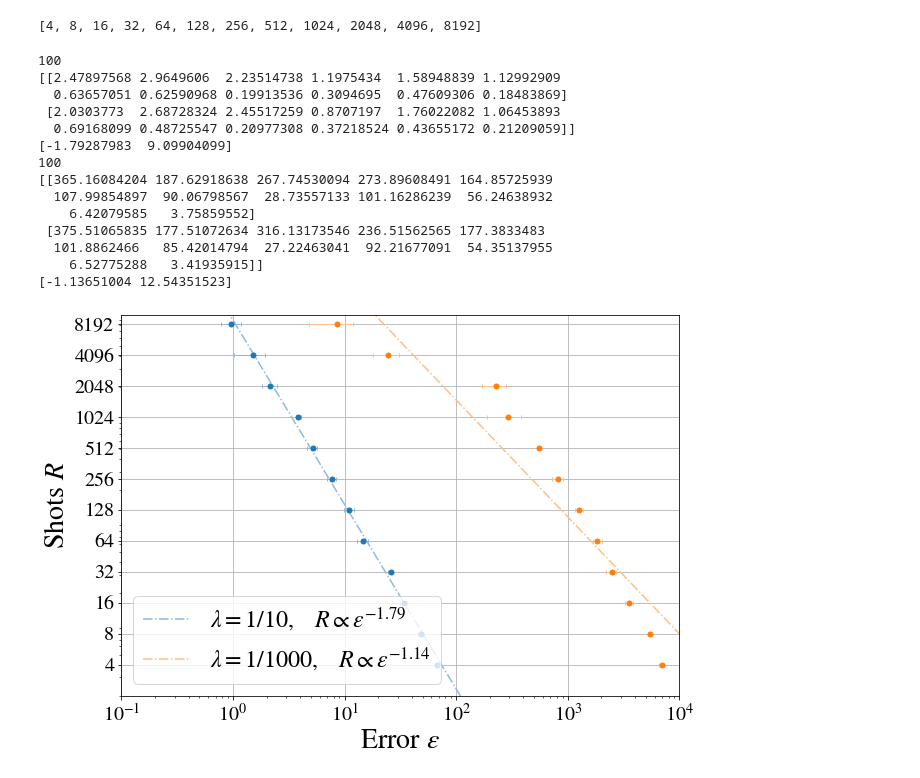
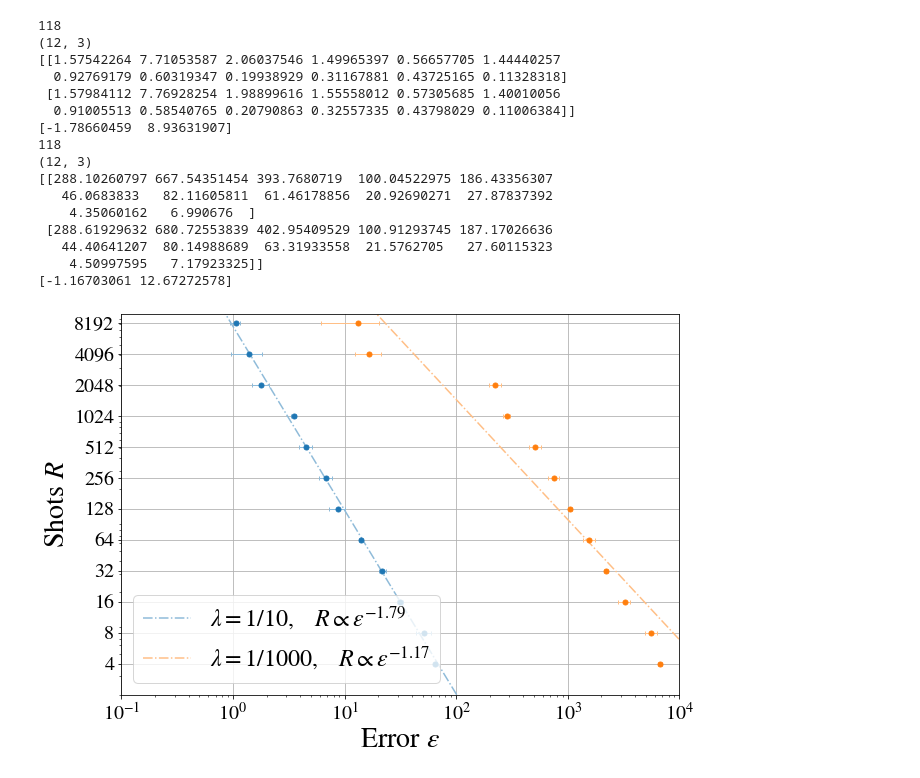
Before and after one commit to gentinettagian/complexity_of_qsvms, a Jupyter notebook: dual_qsvm/plot_tests.ipynb, the cells around one changed output. Cells and saved outputs as stored; diff of their text form; code cells hidden in the pictures.

```diff
--- a/dual_qsvm/plot_tests.ipynb
+++ b/dual_qsvm/plot_tests.ipynb
@@ -34,51 +34,50 @@ shots = [4,8,16,32,64,128,256,512,1024,2048,4096, 8192]
 shots.sort()
-# %%
-shots
-# %% [output]
-[4, 8, 16, 32, 64, 128, 256, 512, 1024, 2048, 4096, 8192]
 # %%
 plt.figure(figsize=(10,7))
 for i, C in enumerate([10.,1000.]):
     filter = df['C'] == C
     print(np.sum(filter))
-    epsilons = np.array([df['epsilon'][(df['R'] == R) & filter ] for R in shots])
+    epsilons = np.array([df['epsilon'][(df['R'] == int(R)) & filter ][:3] for R in shots])
+    print(epsilons.shape)
     means = np.mean(epsilons,axis=1)
     upper = np.quantile(epsilons, upper_percentile, axis=1)
     lower = np.quantile(epsilons,lower_percentile,axis=1)
     errors = np.array([means - lower, upper - means])
     print(errors)
     plt.errorbar(means,shots,xerr=errors,marker='.',ecolor=colors_light[i],elinewidth=1.,ls='',capsize=2,
         color=colors[i], ms=10)
     #plt.scatter(means,shots,c=colors[i])
     #plt.errorbar(means,shots,xerr=stds,fmt='.')
     plt.xscale('log')
     plt.yscale('log')
     p = np.polyfit(np.log(means),np.log(shots),1)
     print(p)
     efine = np.geomspace(0.0001,1e4,1000)
     plt.plot(efine,np.exp(p[1])*efine**(p[0]),linestyle='-.',label=r'$\lambda = 1/{{%s}},\quad R\propto\varepsilon^{{%.2f}}$'%(int(C),p[0]),color=colors_light[i])
 
 plt.yticks(shots,shots)
 plt.xlim(1e-1,1e4)
 plt.ylim(2,1e4)
 plt.xlabel(r'Error $\varepsilon$')
 plt.ylabel(r'Shots $R$')
 plt.grid()
 plt.legend(loc='lower left')
 plt.savefig(f'plots/dual_exponent_{sep}.png',dpi=300,bbox_inches='tight')
 # %% [output]
-100
-[[2.47897568 2.9649606  2.23514738 1.1975434  1.58948839 1.12992909
-  0.63657051 0.62590968 0.19913536 0.3094695  0.47609306 0.18483869]
- [2.0303773  2.68728324 2.45517259 0.8707197  1.76022082 1.06453893
-  0.69168099 0.48725547 0.20977308 0.37218524 0.43655172 0.21209059]]
-[-1.79287983  9.09904099]
-100
-[[365.16084204 187.62918638 267.74530094 273.89608491 164.85725939
-  107.99854897  90.06798567  28.73557133 101.16286239  56.24638932
-    6.42079585   3.75859552]
- [375.51065835 177.51072634 316.13173546 236.51562565 177.3833483
-  101.8862466   85.42014794  27.22463041  92.21677091  54.35137955
-    6.52775288   3.41935915]]
-[-1.13651004 12.54351523]
+118
+(12, 3)
+[[1.57542264 7.71053587 2.06037546 1.49965397 0.56657705 1.44440257
+  0.92769179 0.60319347 0.19938929 0.31167881 0.43725165 0.11328318]
+ [1.57984112 7.76928254 1.98899616 1.55558012 0.57305685 1.40010056
+  0.91005513 0.58540765 0.20790863 0.32557335 0.43798029 0.11006384]]
+[-1.78660459  8.93631907]
+118
+(12, 3)
+[[288.10260797 667.54351454 393.7680719  100.04522975 186.43356307
+   46.0683833   82.11605811  61.46178856  20.92690271  27.87837392
+    4.35060162   6.990676  ]
+ [288.61929632 680.72553839 402.95409529 100.91293745 187.17026636
+   44.40641207  80.14988689  63.31933558  21.5762705   27.60115323
+    4.50997595   7.17923325]]
+[-1.16703061 12.67272578]
-[figure, old version]
+[figure, new version]
```
Also changed, not shown: parts of 1 cell of this notebook, 18 other files.
